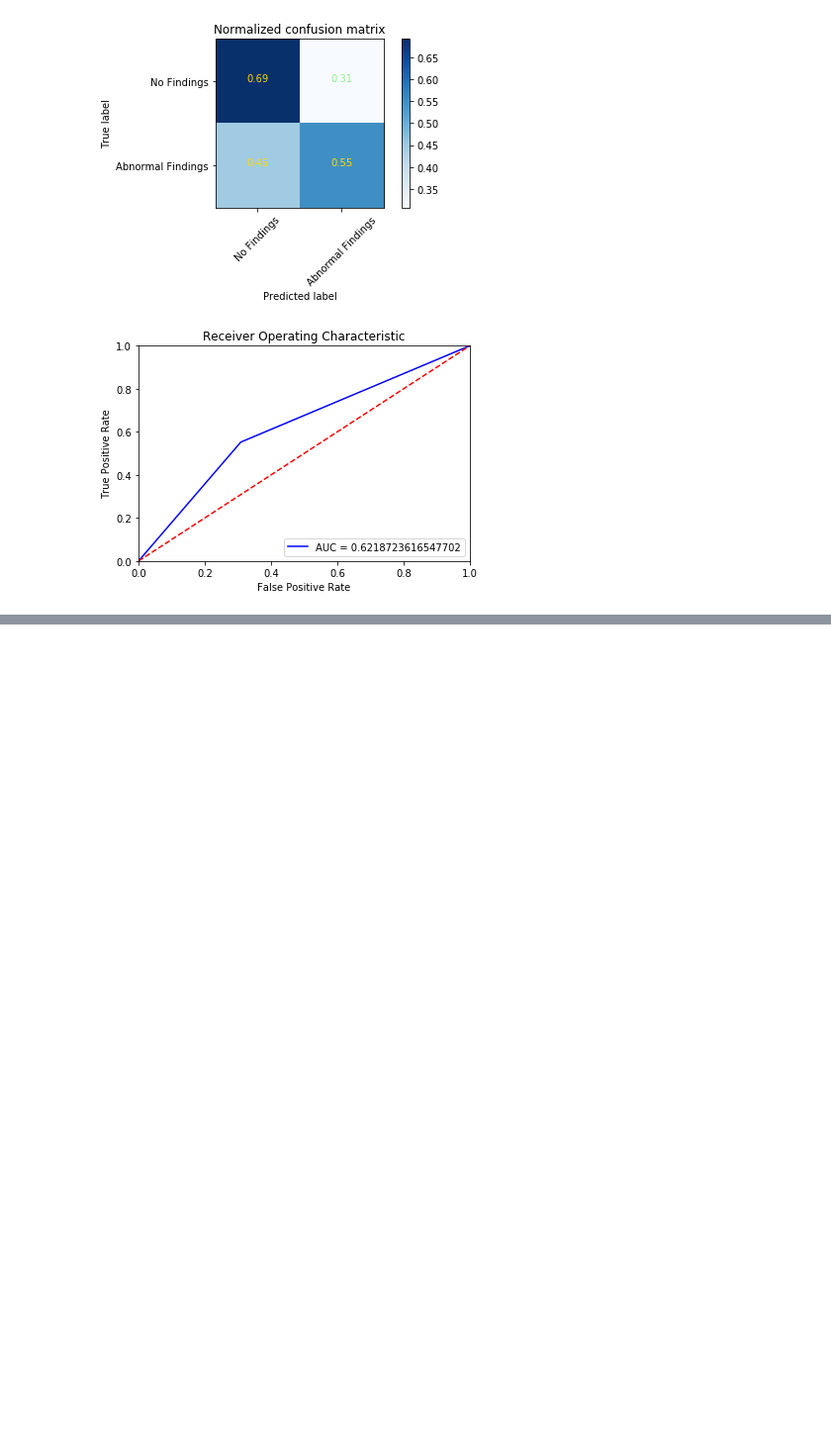
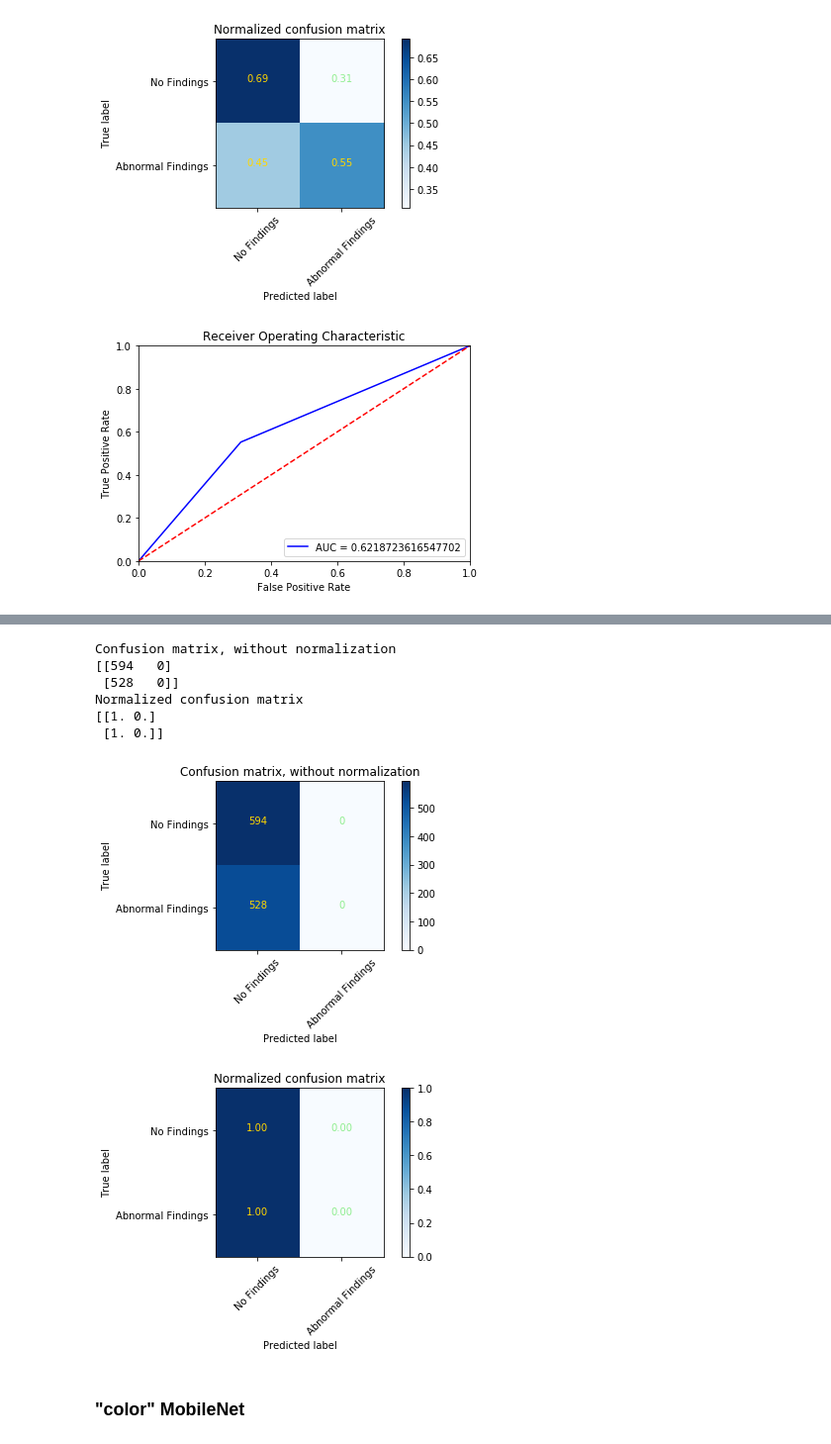
Before and after one commit to rdamehta/Detection-of-Chest-X-ray-Pathology-with-Convolutional-Neural-Networks, a Jupyter notebook: Xrays_alt.ipynb, the cells around one changed output, grey strips where cells are left out. Shown at 99% size. Cells and saved outputs as stored; diff of their text form; code cells hidden in the pictures; blank space fills up the shorter version.

Commit message:
change variable names and organized layout

```diff
--- a/Xrays_alt.ipynb
+++ b/Xrays_alt.ipynb
@@ -914,0 +838,5 @@ plot_roc(y_test, np.round([p[0] for p in pred_y]))
+# %%
+X_train, X_test, y_train, y_test = train_test_split(xrays, binary_labels, test_size = .2)
+# %%
+X_train = X_train.reshape(X_train.shape[0], 256, 256, 3)
+X_test = X_test.reshape(X_test.shape[0], 256, 256, 3)
@@ -914,0 +884,5 @@ plot_roc(y_test, np.round([p[0] for p in pred_y]))
+# %%
+single_disease_model.fit(X_train, y_train,
+                        batch_size=32,
+                        epochs=40,
+                        verbose = 1)
@@ -914,0 +908,6 @@ plot_roc(y_test, np.round([p[0] for p in pred_y]))
+# %%
+pred_y = single_disease_model.predict(X_test, batch_size = 32, verbose = True)
+score = single_disease_model.evaluate(X_test, y_test, verbose=0)
+labels = single_disease_model.metrics_names
+print(str(labels[0]) + ": " + str(score[0]))
+print(str(labels[1]) + ": " + str(score[1]))
@@ -914,0 +918,27 @@ plot_roc(y_test, np.round([p[0] for p in pred_y]))
+# %%
+# Compute confusion matrix
+cnf_matrix = confusion_matrix(y_test, np.round([p[0] for p in pred_y]))
+np.set_printoptions(precision=2)
+
+# Plot non-normalized confusion matrix
+plt.figure()
+plot_confusion_matrix(cnf_matrix, classes=['No Findings', 'Abnormal Findings'],
+                      title='Confusion matrix, without normalization')
+
+# Plot normalized confusion matrix
+plt.figure()
+plot_confusion_matrix(cnf_matrix, classes=['No Findings', 'Abnormal Findings'],
+                      normalize=True,
+                      title='Normalized confusion matrix')
+plt.show()
+# %% [output]
+Confusion matrix, without normalization
+[[594   0]
+ [528   0]]
+Normalized confusion matrix
+[[1. 0.]
+ [1. 0.]]
+[figure, added]
+[figure, added]
+# %% [markdown]
+### "color" MobileNet
```
Also changed, not shown: parts of 31 cells of this notebook.
